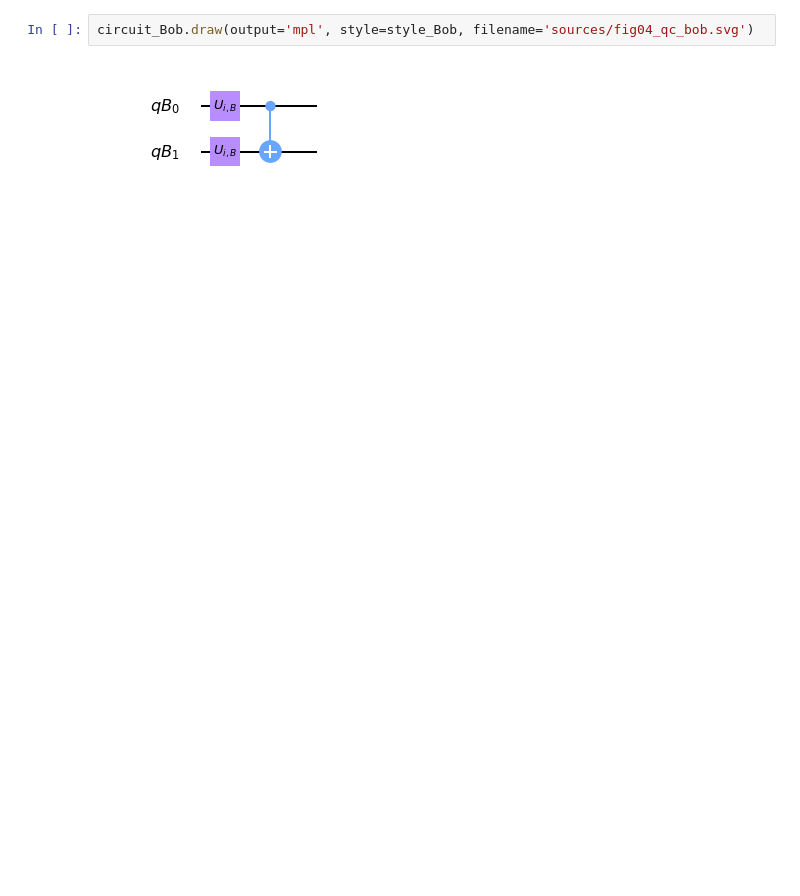
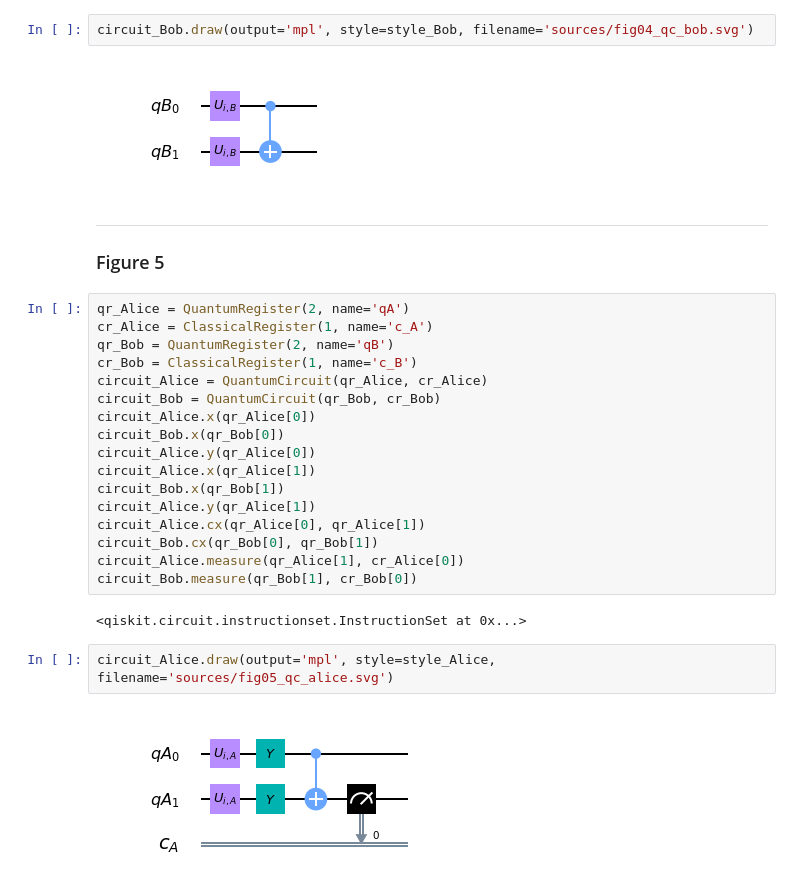
Before and after one commit to a-auer/qiskit, a Jupyter notebook: images/nb_figures.ipynb, the cells around one changed output. Cells and saved outputs as stored; diff of their text form; blank space fills up the shorter version.

```diff
--- a/images/nb_figures.ipynb
+++ b/images/nb_figures.ipynb
@@ -113,3 +118,29 @@ circuit_Alice.draw(output='mpl', style=style_Alice, filename='sources/fig04_qc_a
 circuit_Bob.draw(output='mpl', style=style_Bob, filename='sources/fig04_qc_bob.svg')
 # %% [output]
 [figure]
+# %% [markdown]
+***
+### Figure 5
+# %%
+qr_Alice = QuantumRegister(2, name='qA')
+cr_Alice = ClassicalRegister(1, name='c_A')
+qr_Bob = QuantumRegister(2, name='qB')
+cr_Bob = ClassicalRegister(1, name='c_B')
+circuit_Alice = QuantumCircuit(qr_Alice, cr_Alice)
+circuit_Bob = QuantumCircuit(qr_Bob, cr_Bob)
+circuit_Alice.x(qr_Alice[0])
+circuit_Bob.x(qr_Bob[0])
+circuit_Alice.y(qr_Alice[0])
+circuit_Alice.x(qr_Alice[1])
+circuit_Bob.x(qr_Bob[1])
+circuit_Alice.y(qr_Alice[1])
+circuit_Alice.cx(qr_Alice[0], qr_Alice[1])
+circuit_Bob.cx(qr_Bob[0], qr_Bob[1])
+circuit_Alice.measure(qr_Alice[1], cr_Alice[0])
+circuit_Bob.measure(qr_Bob[1], cr_Bob[0])
+# %% [output]
+<qiskit.circuit.instructionset.InstructionSet at 0x...>
+# %%
+circuit_Alice.draw(output='mpl', style=style_Alice, filename='sources/fig05_qc_alice.svg')
+# %% [output]
+[figure, added]
```
Also changed, not shown: parts of 10 cells of this notebook.
